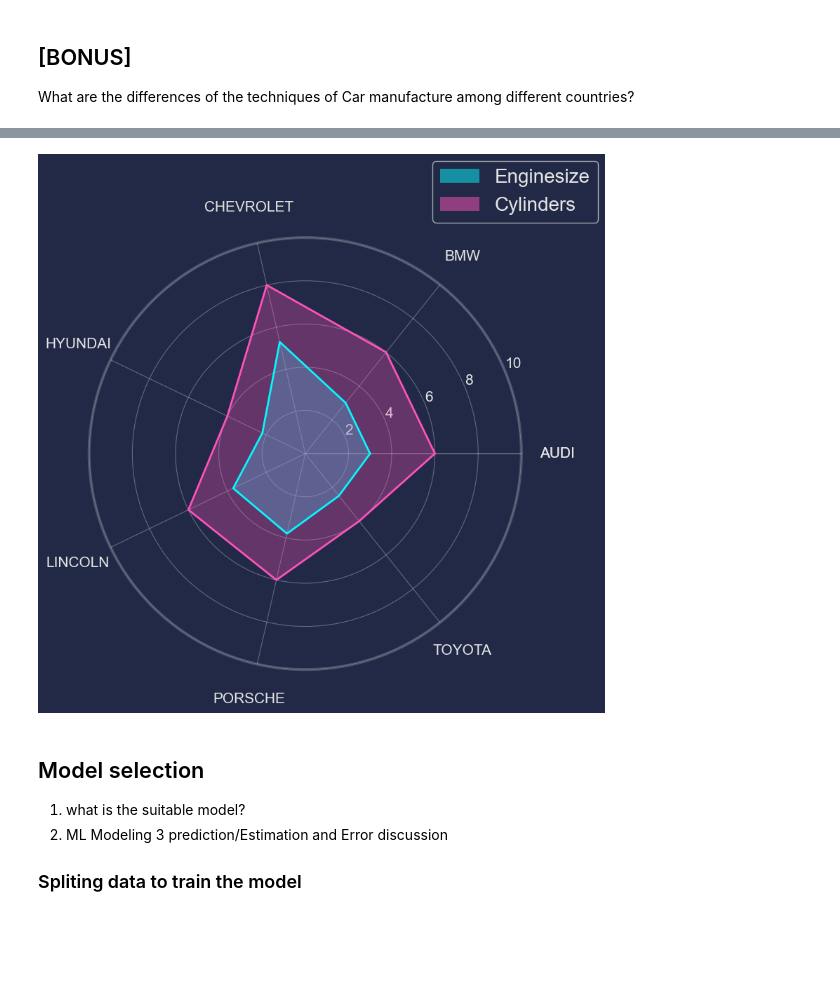
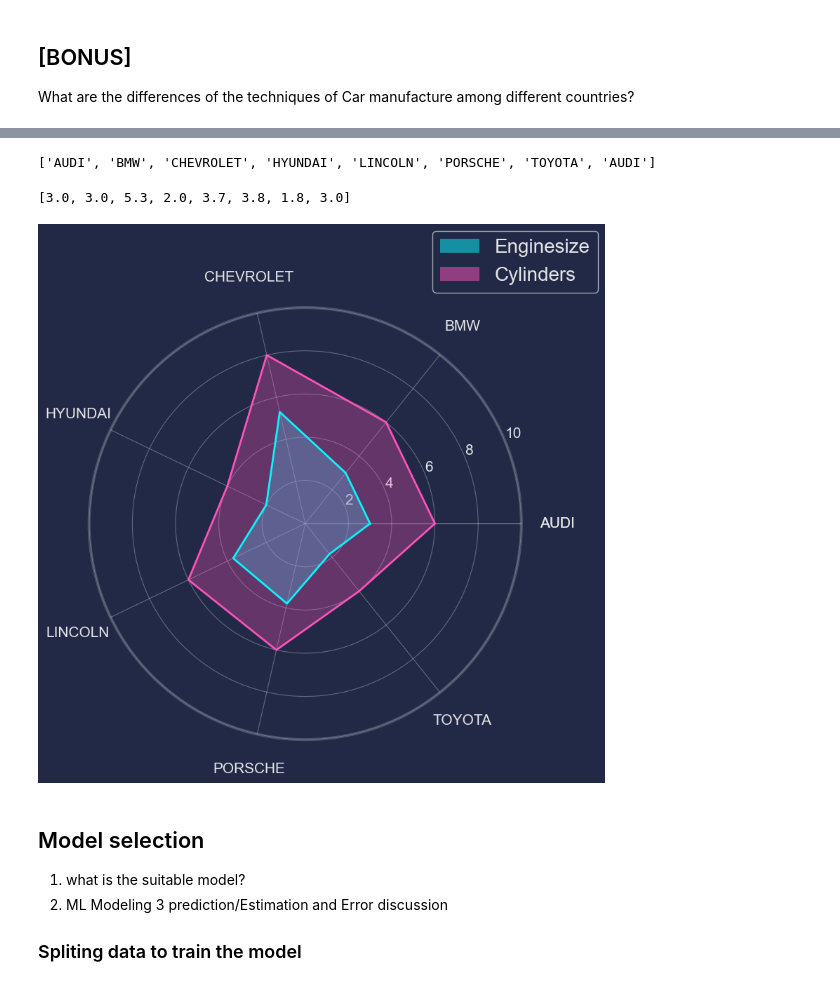
Before and after one commit to cchuang2009/2022-1, a Jupyter notebook: Python_IM/2023-2/Week_11_CO2_Emission_by_CAR.ipynb, the cells around one changed output, grey strips where cells are left out. Saved outputs shown, nothing was run; the diff lists cells and outputs as text; code cells hidden in the pictures; blank space fills up the shorter version.

```diff
--- a/Python_IM/2023-2/Week_11_CO2_Emission_by_CAR.ipynb
+++ b/Python_IM/2023-2/Week_11_CO2_Emission_by_CAR.ipynb
@@ -100,4 +164,4 @@ df.groupby('MAKE')[['ENGINESIZE','CYLINDERS']].agg(pd.Series.mode)
 # %%
-com_df=df.groupby('MAKE')[['ENGINESIZE','CYLINDERS']].agg(lambda x:x.mode()[0]).reset_index()
+com_df=df.groupby('MAKE')[['ENGINESIZE','CYLINDERS']].agg(lambda x:x.mode()[0])#.reset_index()
 # %%
 com_df.index
@@ -116,6 +197,14 @@ Enginesize = [*Enginesize, Enginesize[0]]
 Cylinders = [*Cylinders, Cylinders[0]]
 
 Maker = np.linspace(start=0, stop=2 * np.pi, num=len(MAKER))
+# %%
+MAKER
+# %% [output]
+['AUDI', 'BMW', 'CHEVROLET', 'HYUNDAI', 'LINCOLN', 'PORSCHE', 'TOYOTA', 'AUDI']
+# %%
+Enginesize
+# %% [output]
+[3.0, 3.0, 5.3, 2.0, 3.7, 3.8, 1.8, 3.0]
 # %%
 from matplotlib.patches import Patch
 import mplcyberpunk
@@ -126,35 +215,35 @@ with plt.style.context('cyberpunk'):
     ax.plot(Maker, Enginesize, lw=2)
     ax.plot(Maker, Cylinders, lw=2)
 
     ax.fill(Maker, Enginesize, alpha=0.3)
     ax.fill(Maker, Cylinders, alpha=0.3)
 
     lines, labels = plt.thetagrids(np.degrees(Maker), labels=MAKER)
 
     ax.tick_params(axis='both', which='major', pad=30, labelsize=15)
 
     ax.spines['polar'].set_linewidth(3)
 
     edge_color = (1, 1, 1, 0.2)
     ax.spines['polar'].set_color(edge_color)
 
     ax.grid(color='white', alpha=0.3)
 
     ax.set_ylim(0, 10)
 
     # Create custom legend handles
     Enginesize_legend = Patch(facecolor='C0', alpha=0.5, label='Enginesize')
     Cylinders_legend = Patch(facecolor='C1', alpha=0.5, label='Cylinders')
 
     # Add a legend with custom position and handles
-    ax.legend(handles=[well1_legend, well2_legend],
+    ax.legend(handles=[Enginesize_legend, Cylinders_legend],
               bbox_to_anchor=(1.2, 1.2), fontsize=20,
               frameon=True)
 
 
     plt.show()
 # %% [output]
-[figure, old version]
+[figure, new version]
 # %% [markdown]
 Model selection
 ---
```
Also changed, not shown: parts of 40 cells of this notebook.
